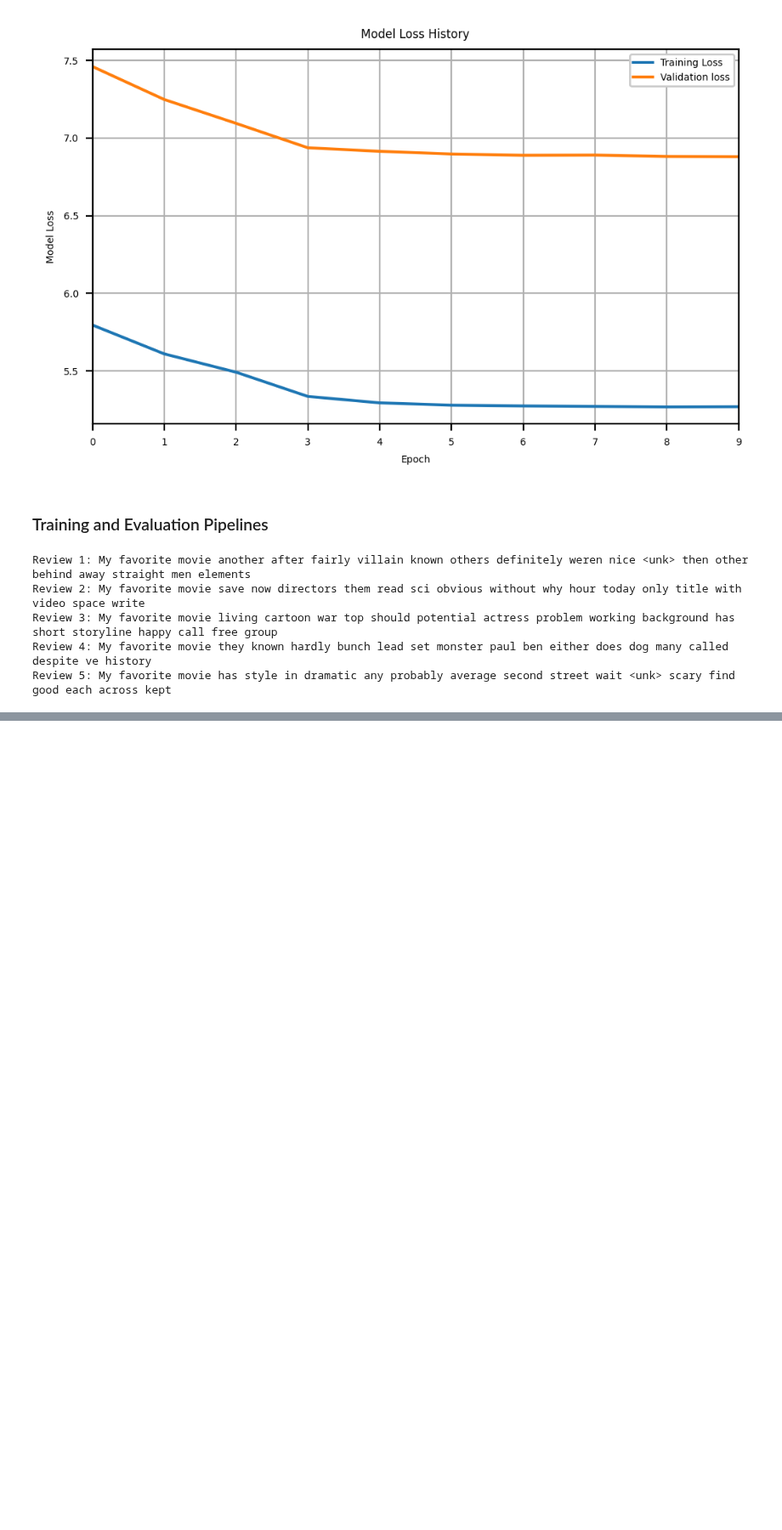
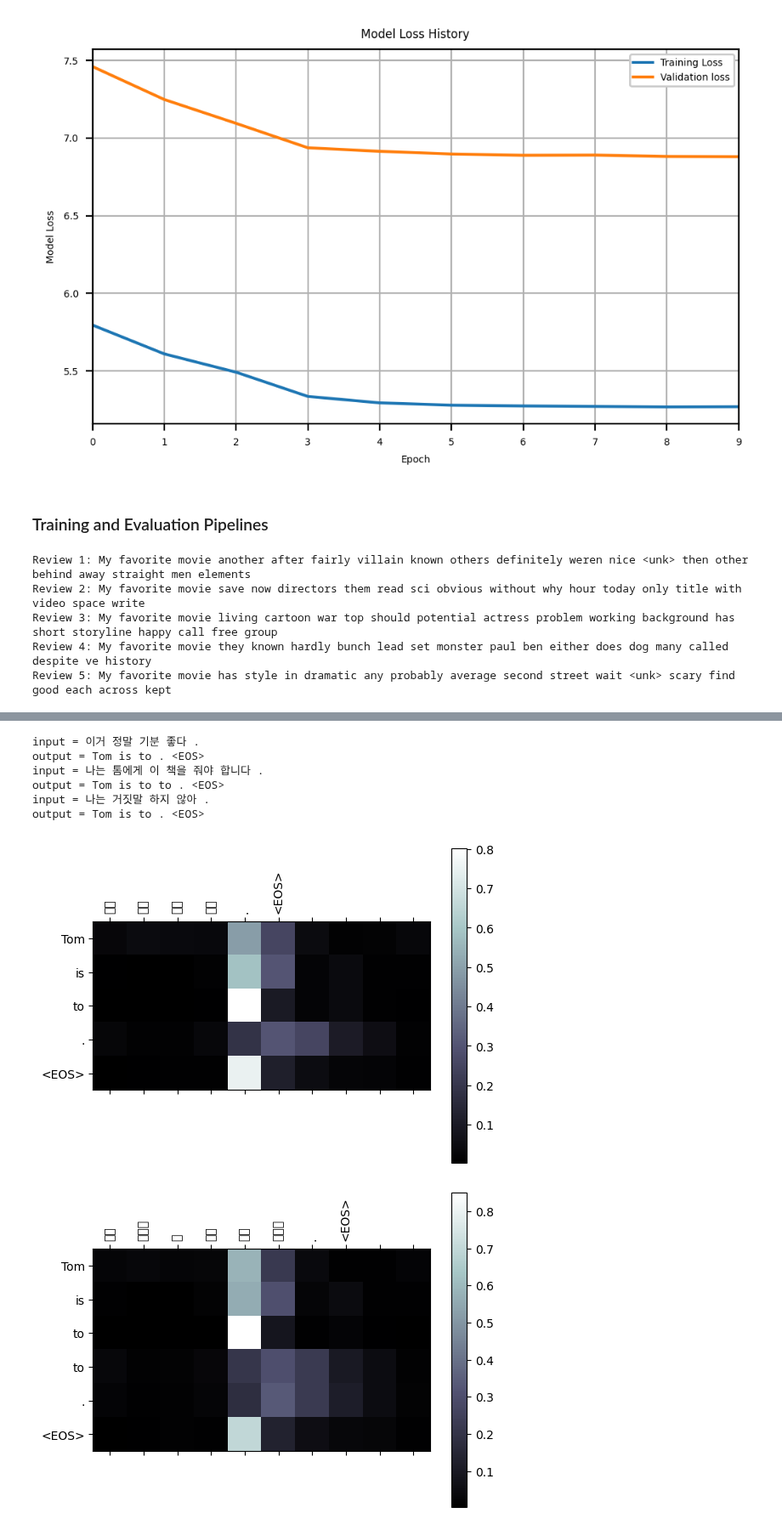
Before and after one commit to Team4IDS576/homework-assignments, a Jupyter notebook: Homework_3.ipynb, the cells around one changed output, grey strips where cells are left out. Shown at 85% size. Saved outputs shown, nothing was run; the diff lists cells and outputs as text; code cells hidden in the pictures; blank space fills up the shorter version.

```diff
--- a/Homework_3.ipynb
+++ b/Homework_3.ipynb
@@ -363,10 +374,12 @@ from torch.utils.data import DataLoader
 batch_size = 32
 
 train_dl = DataLoader(
-    train_dataset, batch_size=batch_size, shuffle=True, collate_fn=collate_batch
+    train_dataset, batch_size=batch_size, shuffle=True,
+    collate_fn=collate_batch
 )
 valid_dl = DataLoader(
-    valid_dataset, batch_size=batch_size, shuffle=False, collate_fn=collate_batch
+    valid_dataset, batch_size=batch_size, shuffle=False,
+    collate_fn=collate_batch
 )
 # %% [markdown]
 We will now modify the source code's sentiment analysis `RNN` class for the purposes of language modeling. An overview of the architecture and design choices made to implement this are as follows:
@@ -582,0 +1236,45 @@ Review 5: My favorite movie has style in dramatic any probably average second st
+# %%
+# EVALUATE ON TEST SENTENCES
+
+def showAttention(input_sentence, output_words, attentions):
+    # Set up figure with colorbar
+    fig = plt.figure()
+    ax = fig.add_subplot(111)
+    cax = ax.matshow(attentions.numpy(), cmap='bone')
+    fig.colorbar(cax)
+
+    # Set up axes
+    ax.set_xticklabels([''] + input_sentence.split(' ') +
+                       ['<EOS>'], rotation=90)
+    ax.set_yticklabels([''] + output_words)
+
+    # Show label at every tick
+    ax.xaxis.set_major_locator(ticker.MultipleLocator(1))
+    ax.yaxis.set_major_locator(ticker.MultipleLocator(1))
+    #### remove to show plots
+    #plt.show()
+
+
+def evaluateAndShowAttention(input_lang, output_lang, input_sentence):
+    input_sentenceR = input_sentence.translate(str.maketrans('', '',
+                                                             string.punctuation))#.lower()
+    output_words, attentions = evaluate(
+        input_lang, output_lang,
+        encoder, attn_decoder, input_sentenceR)
+    print('input =', input_sentence)
+    print('output =', ' '.join(output_words))
+    showAttention(input_sentence, output_words, attentions)
+
+
+evaluateAndShowAttention(input_lang1, output_lang1, "이거 정말 기분 좋다 .")
+evaluateAndShowAttention(input_lang1, output_lang1, "나는 톰에게 이 책을 줘야 합니다 .")
+evaluateAndShowAttention(input_lang1, output_lang1, "나는 거짓말 하지 않아 .")
+# %% [output]
+input = 이거 정말 기분 좋다 .
+output = Tom is to . <EOS>
+input = 나는 톰에게 이 책을 줘야 합니다 .
+output = Tom is to to . <EOS>
+input = 나는 거짓말 하지 않아 .
+output = Tom is to . <EOS>
+[figure, added]
+[figure, added]
```
Also changed, not shown: parts of 50 cells of this notebook, 2 other files.
